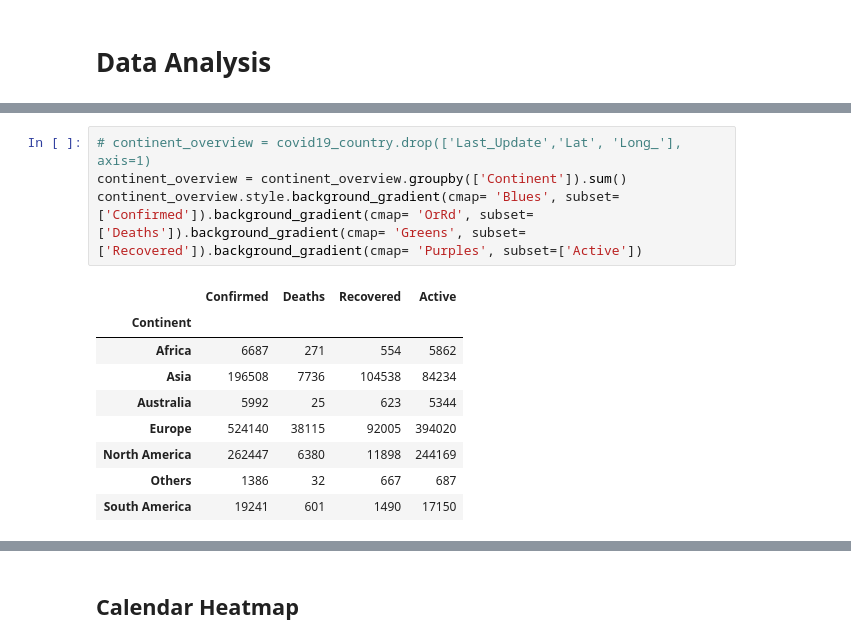
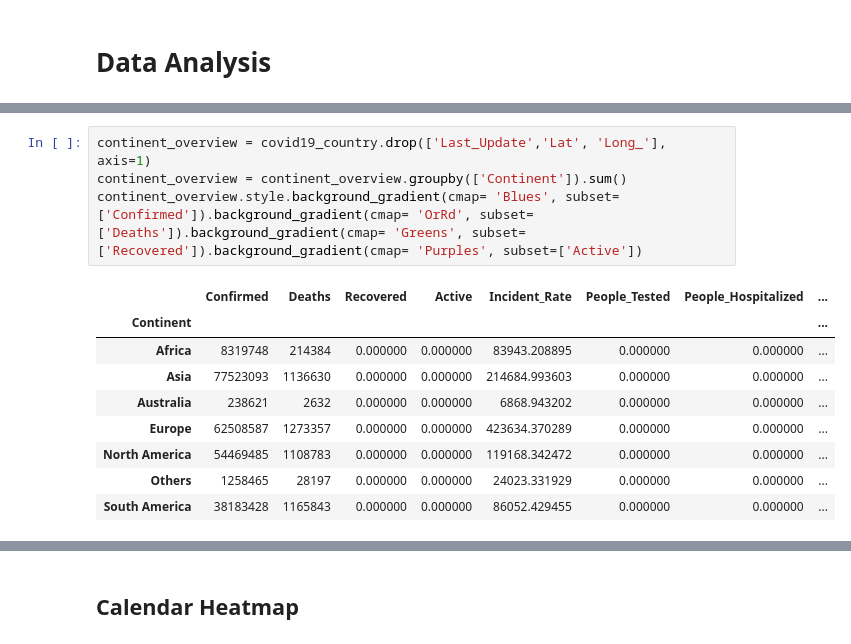
Before and after one commit to clvsushant/Covid_19, a Jupyter notebook: Global Analysis.ipynb, the cells around one changed output, grey strips where cells are left out. Drawn from its saved outputs; the diff is of its cells as text.

```diff
--- a/Global Analysis.ipynb
+++ b/Global Analysis.ipynb
@@ -318,17 +335,17 @@ global_cases_overview.style.background_gradient(cmap='rainbow')
 # %%
-# continent_overview = covid19_country.drop(['Last_Update','Lat', 'Long_'], axis=1)
+continent_overview = covid19_country.drop(['Last_Update','Lat', 'Long_'], axis=1)
 continent_overview = continent_overview.groupby(['Continent']).sum()
 continent_overview.style.background_gradient(cmap= 'Blues', subset=['Confirmed']).background_gradient(cmap= 'OrRd', subset=['Deaths']).background_gradient(cmap= 'Greens', subset=['Recovered']).background_gradient(cmap= 'Purples', subset=['Active'])
 # %% [output]
-|  | Confirmed | Deaths | Recovered | Active |
-| Continent |  |  |  |  |
-| Africa | 6687 | 271 | 554 | 5862 |
-| Asia | 196508 | 7736 | 104538 | 84234 |
-| Australia | 5992 | 25 | 623 | 5344 |
-| Europe | 524140 | 38115 | 92005 | 394020 |
-| North America | 262447 | 6380 | 11898 | 244169 |
-| Others | 1386 | 32 | 667 | 687 |
-| South America | 19241 | 601 | 1490 | 17150 |
+|  | Confirmed | Deaths | Recovered | Active | Incident_Rate | People_Tested | People_Hospitalized | ... |
+| Continent |  |  |  |  |  |  |  | ... |
+| Africa | 8319748 | 214384 | 0.000000 | 0.000000 | 83943.208895 | 0.000000 | 0.000000 | ... |
+| Asia | 77523093 | 1136630 | 0.000000 | 0.000000 | 214684.993603 | 0.000000 | 0.000000 | ... |
+| Australia | 238621 | 2632 | 0.000000 | 0.000000 | 6868.943202 | 0.000000 | 0.000000 | ... |
+| Europe | 62508587 | 1273357 | 0.000000 | 0.000000 | 423634.370289 | 0.000000 | 0.000000 | ... |
+| North America | 54469485 | 1108783 | 0.000000 | 0.000000 | 119168.342472 | 0.000000 | 0.000000 | ... |
+| Others | 1258465 | 28197 | 0.000000 | 0.000000 | 24023.331929 | 0.000000 | 0.000000 | ... |
+| South America | 38183428 | 1165843 | 0.000000 | 0.000000 | 86052.429455 | 0.000000 | 0.000000 | ... |
 # %%
 #Let examine the cases by top 10 countries by number of confirmed cases
 countries_overview = covid19_country.drop(['Last_Update', 'Continent','Lat', 'Long_'], axis=1)
```
Also changed, not shown: parts of 19 cells of this notebook, 2 other files.
